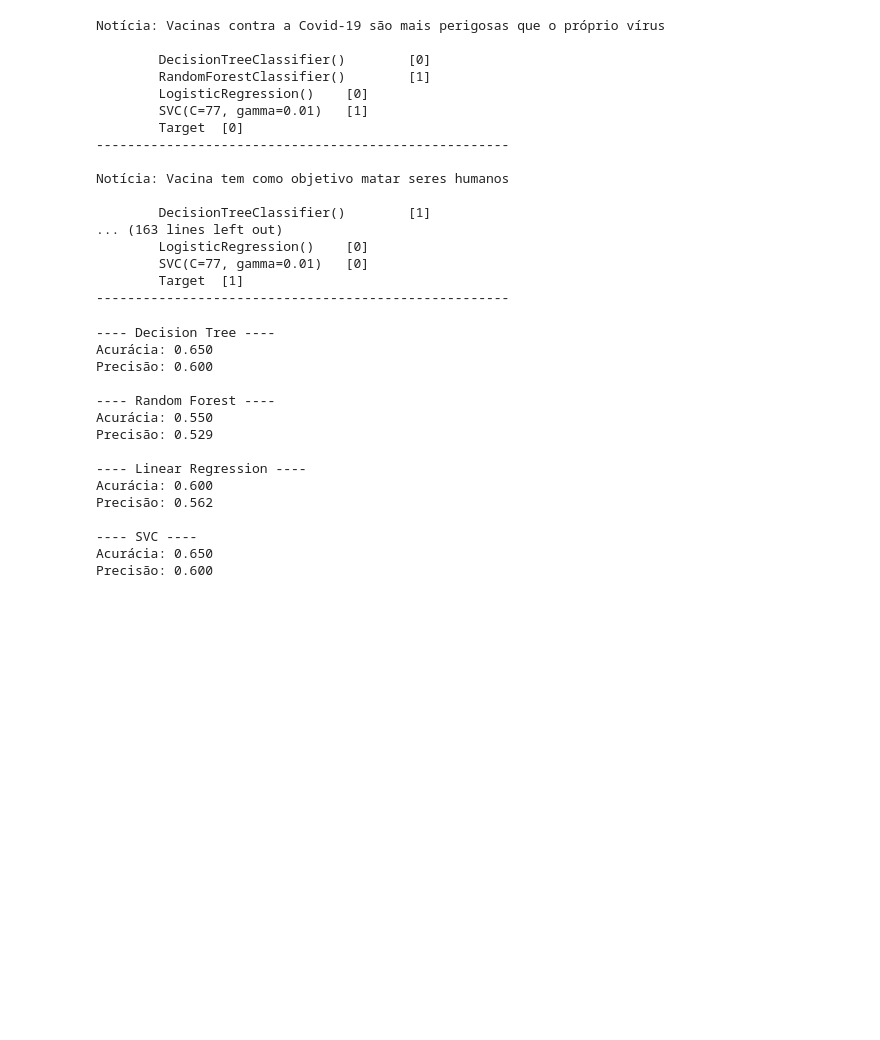
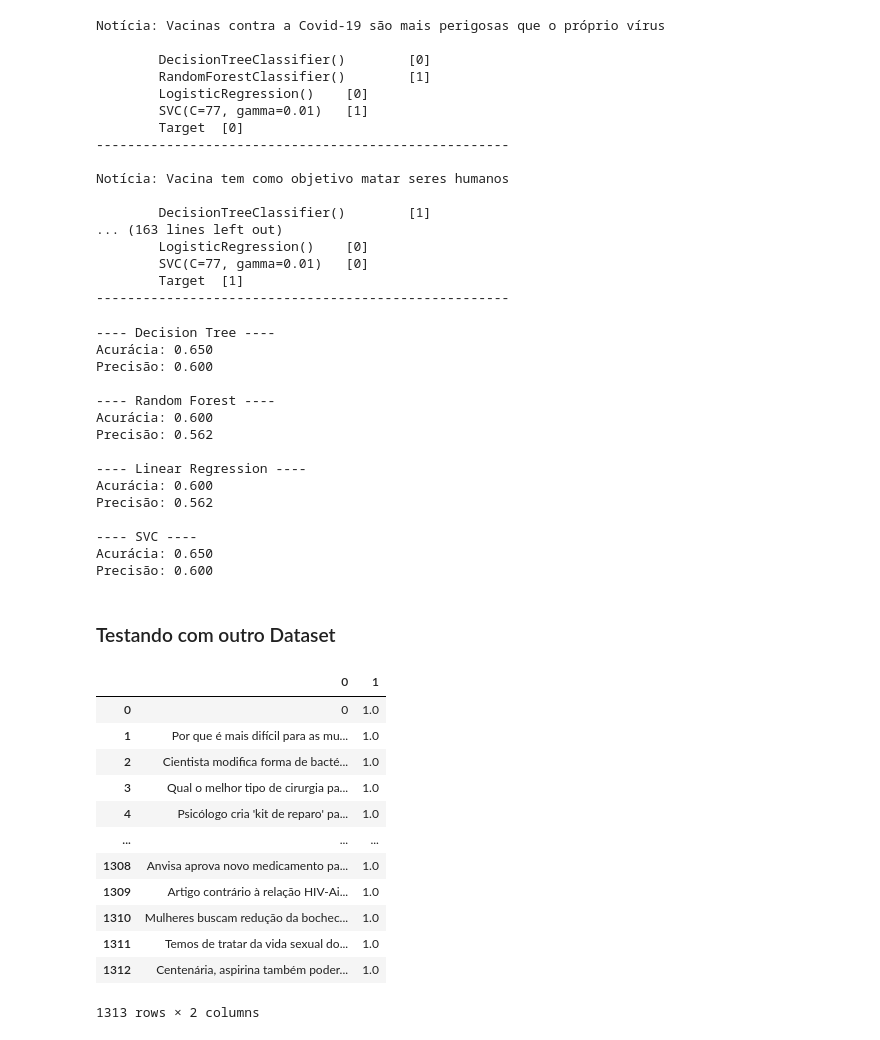
Before and after one commit to Thomazellinho/tcc_noticiasfalsas_ilum, a Jupyter notebook: tcc_2/teste_2.ipynb, the cells around one changed output. Cells and saved outputs as stored; diff of their text form; code cells hidden in the pictures; blank space fills up the shorter version.

Commit message:
Adição do notebook extracao_textos.ipynb e novo dataset para validação.

```diff
--- a/tcc_2/teste_2.ipynb
+++ b/tcc_2/teste_2.ipynb
@@ -354,7 +354,7 @@ Notícia: Vacina tem como objetivo matar seres humanos
 -----------------------------------------------------
 # %%
 # Calcula score de cada método para df externo
-target = df_externo[2].tolist()
+target = df_externo[1].tolist()
 
 acc_dt_e = accuracy_score(target, predictions[0])
 acc_rf_e = accuracy_score(target, predictions[1])
@@ -384,8 +384,8 @@ Acurácia: 0.650
 Precisão: 0.600
 
 ---- Random Forest ----
-Acurácia: 0.550
-Precisão: 0.529
+Acurácia: 0.600
+Precisão: 0.562
 
 ---- Linear Regression ----
 Acurácia: 0.600
@@ -394,3 +394,23 @@ Precisão: 0.562
 ---- SVC ----
 Acurácia: 0.650
 Precisão: 0.600
+# %% [markdown]
+### Testando com outro Dataset
+# %%
+df_titulos = pd.read_csv('df_titulos.csv', header=None, sep=',', on_bad_lines='skip')
+
+display(df_titulos)
+# %% [output]
+|  | 0 | 1 |
+| 0 | 0 | 1.0 |
+| 1 | Por que é mais difícil para as mu... | 1.0 |
+| 2 | Cientista modifica forma de bacté... | 1.0 |
+| 3 | Qual o melhor tipo de cirurgia pa... | 1.0 |
+| 4 | Psicólogo cria 'kit de reparo' pa... | 1.0 |
+| ... | ... | ... |
+| 1308 | Anvisa aprova novo medicamento pa... | 1.0 |
+| 1309 | Artigo contrário à relação HIV-Ai... | 1.0 |
+| 1310 | Mulheres buscam redução da bochec... | 1.0 |
+| 1311 | Temos de tratar da vida sexual do... | 1.0 |
+| 1312 | Centenária, aspirina também poder... | 1.0 |
+1313 rows × 2 columns
```
Also changed, not shown: parts of 7 cells of this notebook, 6 other files.
